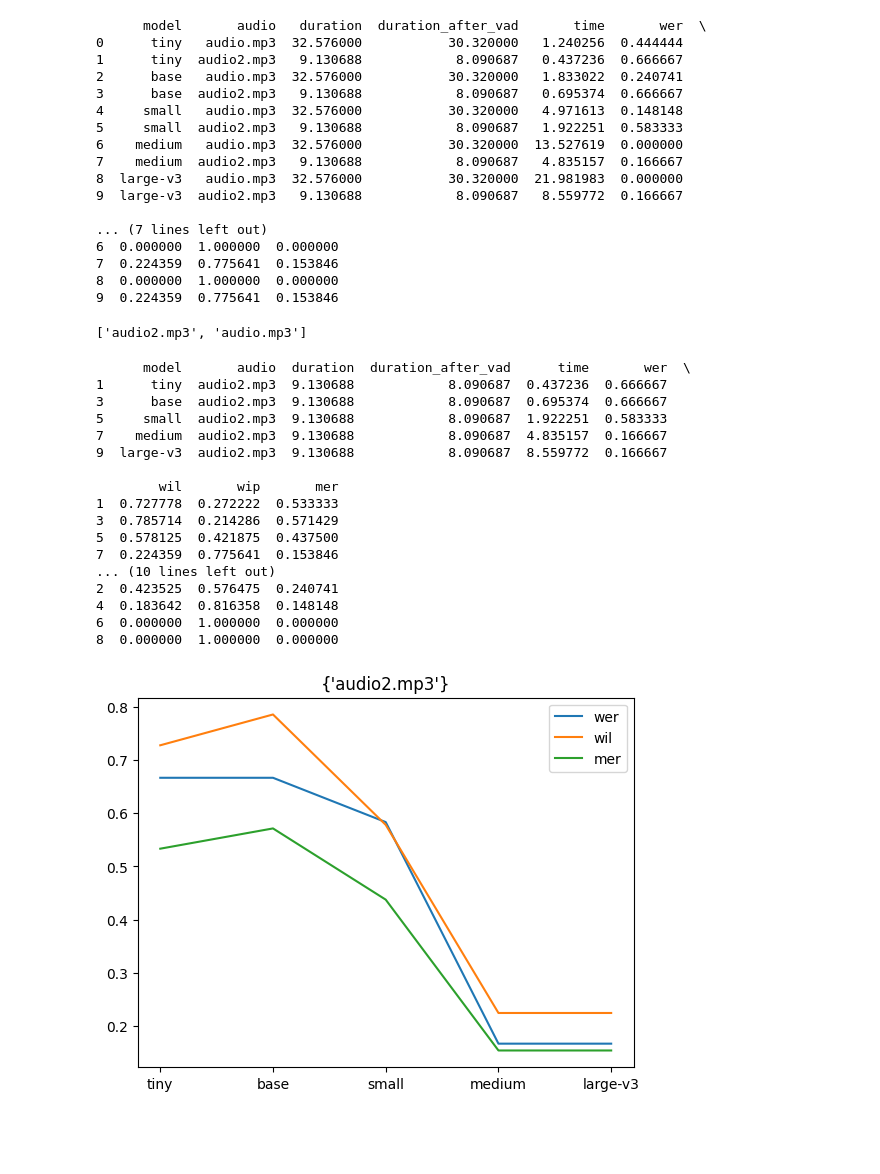
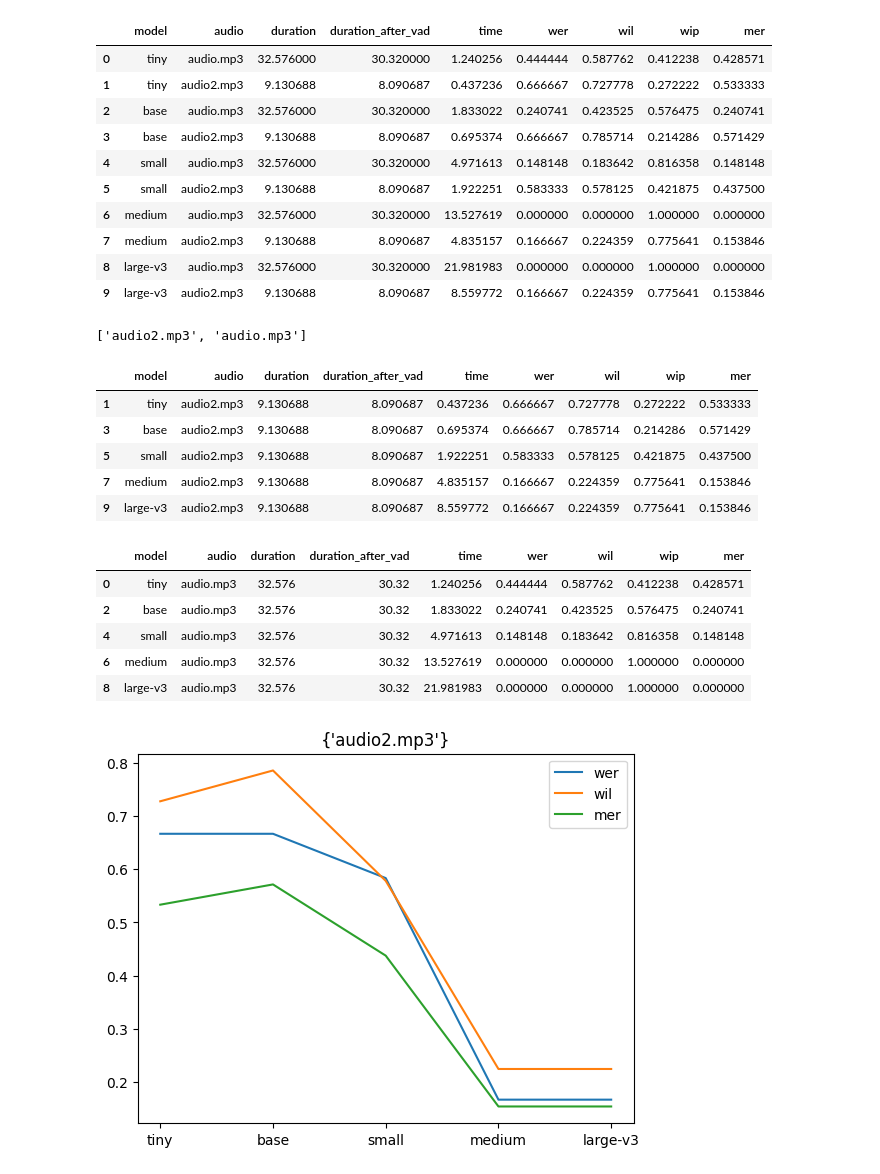
Before and after one commit to SIJ82/STT_whisper, a Jupyter notebook: analisi.ipynb, the cells around one changed output. Saved outputs shown, nothing was run; the diff lists cells and outputs as text; code cells hidden in the pictures; blank space fills up the shorter version.

```diff
--- a/analisi.ipynb
+++ b/analisi.ipynb
@@ -6,25 +7,19 @@ import numpy as np
 
 df = pd.read_csv("./data/results.csv")
 # %%
-print(df)
+display(df)
 # %% [output]
-      model       audio   duration  duration_after_vad       time       wer  \
-0      tiny   audio.mp3  32.576000           30.320000   1.240256  0.444444
-1      tiny  audio2.mp3   9.130688            8.090687   0.437236  0.666667
-2      base   audio.mp3  32.576000           30.320000   1.833022  0.240741
-3      base  audio2.mp3   9.130688            8.090687   0.695374  0.666667
-4     small   audio.mp3  32.576000           30.320000   4.971613  0.148148
-5     small  audio2.mp3   9.130688            8.090687   1.922251  0.583333
-6    medium   audio.mp3  32.576000           30.320000  13.527619  0.000000
-7    medium  audio2.mp3   9.130688            8.090687   4.835157  0.166667
-8  large-v3   audio.mp3  32.576000           30.320000  21.981983  0.000000
-9  large-v3  audio2.mp3   9.130688            8.090687   8.559772  0.166667
-
-... (7 lines left out)
-6  0.000000  1.000000  0.000000
-7  0.224359  0.775641  0.153846
-8  0.000000  1.000000  0.000000
-9  0.224359  0.775641  0.153846
+|  | model | audio | duration | duration_after_vad | time | wer | wil | wip | mer |
+| 0 | tiny | audio.mp3 | 32.576000 | 30.320000 | 1.240256 | 0.444444 | 0.587762 | 0.412238 | 0.428571 |
+| 1 | tiny | audio2.mp3 | 9.130688 | 8.090687 | 0.437236 | 0.666667 | 0.727778 | 0.272222 | 0.533333 |
+| 2 | base | audio.mp3 | 32.576000 | 30.320000 | 1.833022 | 0.240741 | 0.423525 | 0.576475 | 0.240741 |
+| 3 | base | audio2.mp3 | 9.130688 | 8.090687 | 0.695374 | 0.666667 | 0.785714 | 0.214286 | 0.571429 |
+| 4 | small | audio.mp3 | 32.576000 | 30.320000 | 4.971613 | 0.148148 | 0.183642 | 0.816358 | 0.148148 |
+| 5 | small | audio2.mp3 | 9.130688 | 8.090687 | 1.922251 | 0.583333 | 0.578125 | 0.421875 | 0.437500 |
+| 6 | medium | audio.mp3 | 32.576000 | 30.320000 | 13.527619 | 0.000000 | 0.000000 | 1.000000 | 0.000000 |
+| 7 | medium | audio2.mp3 | 9.130688 | 8.090687 | 4.835157 | 0.166667 | 0.224359 | 0.775641 | 0.153846 |
+| 8 | large-v3 | audio.mp3 | 32.576000 | 30.320000 | 21.981983 | 0.000000 | 0.000000 | 1.000000 | 0.000000 |
+| 9 | large-v3 | audio2.mp3 | 9.130688 | 8.090687 | 8.559772 | 0.166667 | 0.224359 | 0.775641 | 0.153846 |
 # %%
 audio_names = list(set(df["audio"].values))
 print(audio_names)
@@ -36,25 +31,20 @@ for a in audio_names:
     audios.append( df.query(f"audio == '{a}'  "))
 
 for a in audios:
-    print(a)
+    display(a)
 # %% [output]
-      model       audio  duration  duration_after_vad      time       wer  \
-1      tiny  audio2.mp3  9.130688            8.090687  0.437236  0.666667
-3      base  audio2.mp3  9.130688            8.090687  0.695374  0.666667
-5     small  audio2.mp3  9.130688            8.090687  1.922251  0.583333
-7    medium  audio2.mp3  9.130688            8.090687  4.835157  0.166667
-9  large-v3  audio2.mp3  9.130688            8.090687  8.559772  0.166667
-
-        wil       wip       mer
-1  0.727778  0.272222  0.533333
-3  0.785714  0.214286  0.571429
-5  0.578125  0.421875  0.437500
-7  0.224359  0.775641  0.153846
-... (10 lines left out)
-2  0.423525  0.576475  0.240741
-4  0.183642  0.816358  0.148148
-6  0.000000  1.000000  0.000000
-8  0.000000  1.000000  0.000000
+|  | model | audio | duration | duration_after_vad | time | wer | wil | wip | mer |
+| 1 | tiny | audio2.mp3 | 9.130688 | 8.090687 | 0.437236 | 0.666667 | 0.727778 | 0.272222 | 0.533333 |
+| 3 | base | audio2.mp3 | 9.130688 | 8.090687 | 0.695374 | 0.666667 | 0.785714 | 0.214286 | 0.571429 |
+| 5 | small | audio2.mp3 | 9.130688 | 8.090687 | 1.922251 | 0.583333 | 0.578125 | 0.421875 | 0.437500 |
+| 7 | medium | audio2.mp3 | 9.130688 | 8.090687 | 4.835157 | 0.166667 | 0.224359 | 0.775641 | 0.153846 |
+| 9 | large-v3 | audio2.mp3 | 9.130688 | 8.090687 | 8.559772 | 0.166667 | 0.224359 | 0.775641 | 0.153846 |
+|  | model | audio | duration | duration_after_vad | time | wer | wil | wip | mer |
+| 0 | tiny | audio.mp3 | 32.576 | 30.32 | 1.240256 | 0.444444 | 0.587762 | 0.412238 | 0.428571 |
+| 2 | base | audio.mp3 | 32.576 | 30.32 | 1.833022 | 0.240741 | 0.423525 | 0.576475 | 0.240741 |
+| 4 | small | audio.mp3 | 32.576 | 30.32 | 4.971613 | 0.148148 | 0.183642 | 0.816358 | 0.148148 |
+| 6 | medium | audio.mp3 | 32.576 | 30.32 | 13.527619 | 0.000000 | 0.000000 | 1.000000 | 0.000000 |
+| 8 | large-v3 | audio.mp3 | 32.576 | 30.32 | 21.981983 | 0.000000 | 0.000000 | 1.000000 | 0.000000 |
 # %%
 for a in audios:
     #plt.plot(a["model"], a["time"], label="time")
```
Also changed, not shown: parts of 1 cell of this notebook, 4 other files.
